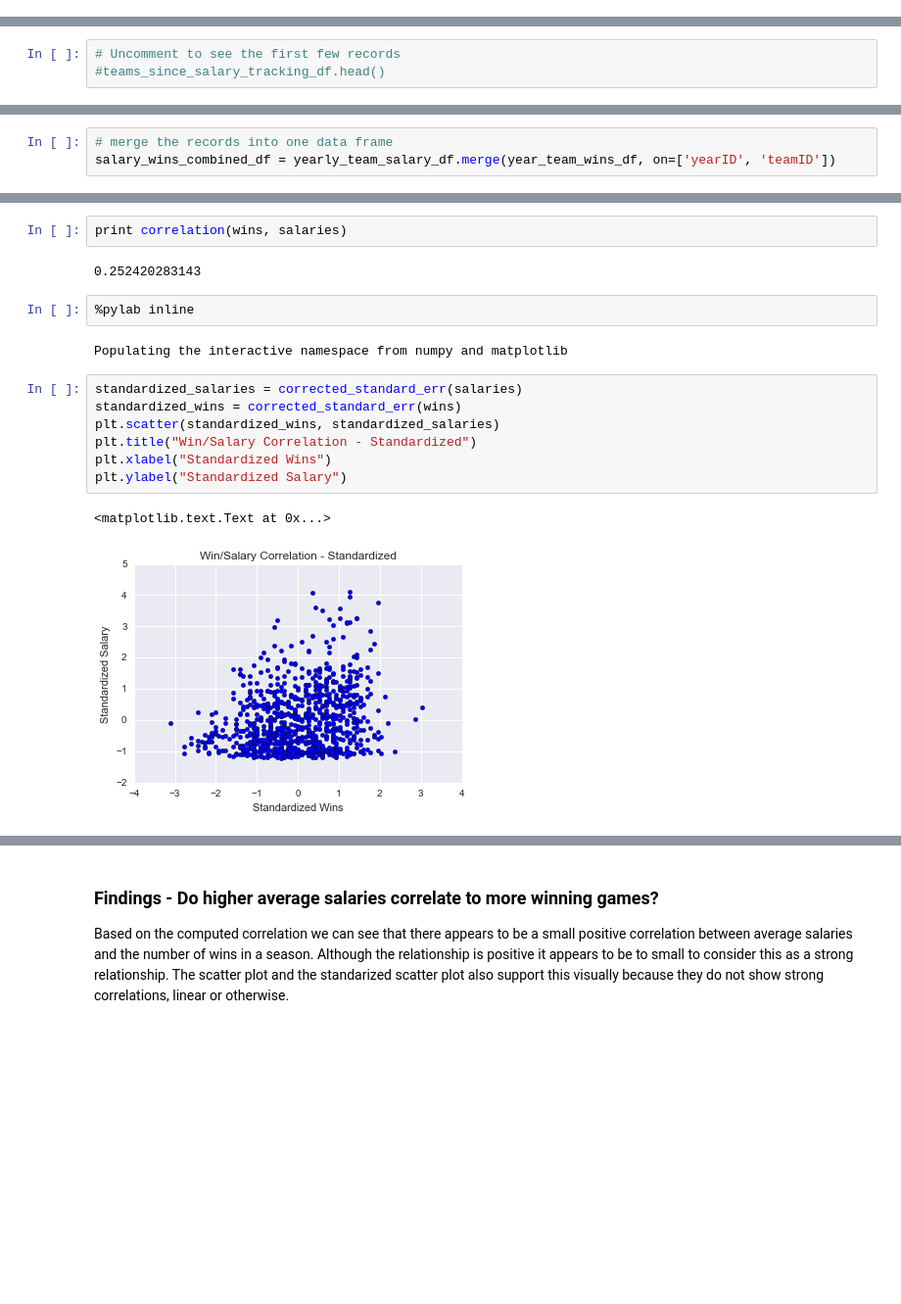
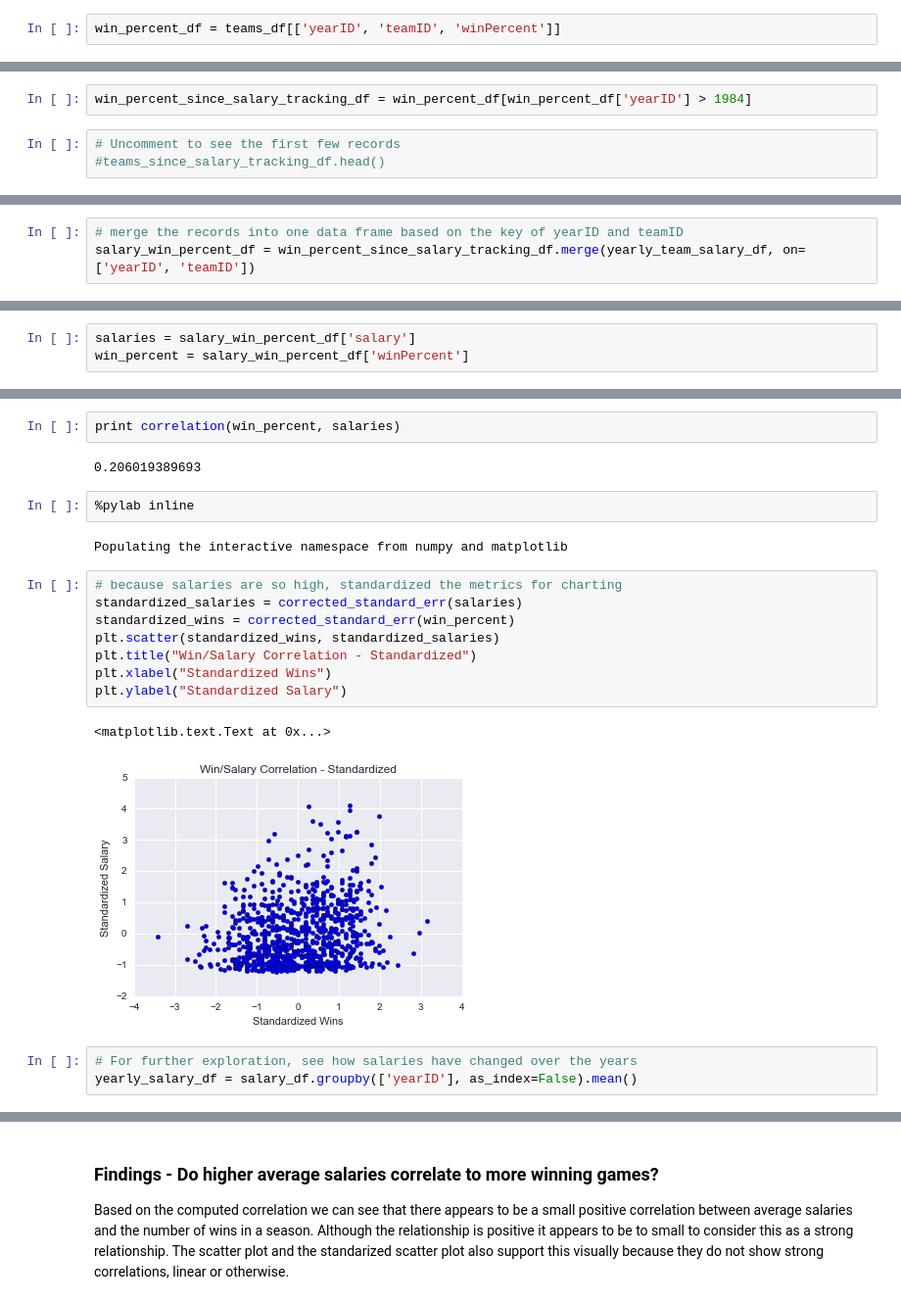
Before and after one commit to tenchjames/BaseballDataAnalysis, a Jupyter notebook: BaseballAnalysis.ipynb, the cells around one changed output, grey strips where cells are left out. Shown at 98% size. Cells and saved outputs as stored; diff of their text form; blank space fills up the shorter version.

```diff
--- a/BaseballAnalysis.ipynb
+++ b/BaseballAnalysis.ipynb
@@ -60,3 +47,5 @@ See the caveats in the documentation: http://pandas.pydata.org/pandas-docs/stabl
+# %%
+win_percent_df = teams_df[['yearID', 'teamID', 'winPercent']]
 # %%
 # Salaries.csv shows the player's salary, year and team they were associated with
 # Although the Master.csv file has data back to 1871, this file only goes back to 1985
@@ -67,3 +55,5 @@ teams_since_salary_tracking_df = teams_df[teams_df['yearID'] > 1984]
+# %%
+win_percent_since_salary_tracking_df = win_percent_df[win_percent_df['yearID'] > 1984]
 # %%
 # Uncomment to see the first few records
 #teams_since_salary_tracking_df.head()
@@ -86,3 +68,3 @@ yearly_team_salary_df.head()
 # %%
-# merge the records into one data frame
-salary_wins_combined_df = yearly_team_salary_df.merge(year_team_wins_df, on=['yearID', 'teamID'])
+# merge the records into one data frame based on the key of yearID and teamID
+salary_win_percent_df = win_percent_since_salary_tracking_df.merge(yearly_team_salary_df, on=['yearID', 'teamID'])
@@ -91,0 +71,3 @@ wins = salary_wins_combined_df['W']
+# %%
+salaries = salary_win_percent_df['salary']
+win_percent = salary_win_percent_df['winPercent']
@@ -92,18 +86,22 @@ wins = salary_wins_combined_df['W']
 # %%
-print correlation(wins, salaries)
+print correlation(win_percent, salaries)
 # %% [output]
-0.252420283143
+0.206019389693
 # %%
 %pylab inline
 # %% [output]
 Populating the interactive namespace from numpy and matplotlib
 # %%
+# because salaries are so high, standardized the metrics for charting
 standardized_salaries = corrected_standard_err(salaries)
-standardized_wins = corrected_standard_err(wins)
+standardized_wins = corrected_standard_err(win_percent)
 plt.scatter(standardized_wins, standardized_salaries)
 plt.title("Win/Salary Correlation - Standardized")
 plt.xlabel("Standardized Wins")
 plt.ylabel("Standardized Salary")
 # %% [output]
 <matplotlib.text.Text at 0x...>
-[figure, old version]
+[figure, new version]
+# %%
+# For further exploration, see how salaries have changed over the years
+yearly_salary_df = salary_df.groupby(['yearID'], as_index=False).mean()
```
Also changed, not shown: parts of 28 cells of this notebook.
